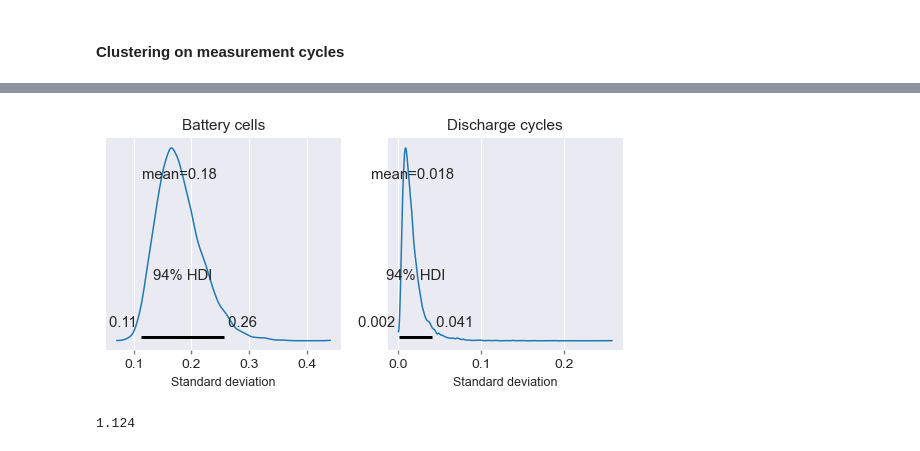
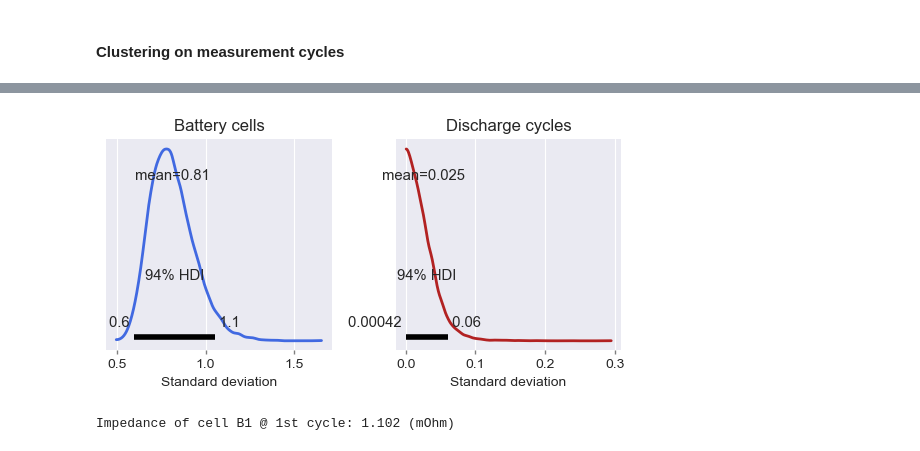
Before and after one commit to sarajcev/bayes_battery, a Jupyter notebook: bayes_analysis.ipynb, the cells around one changed output, grey strips where cells are left out. Saved outputs shown, nothing was run; the diff lists cells and outputs as text; code cells hidden in the pictures.

```diff
--- a/bayes_analysis.ipynb
+++ b/bayes_analysis.ipynb
@@ -439,7 +458,7 @@ fig, ax = plt.subplots(figsize=(6, 6))
 ax.set_title('Battery: '+bat_id)
 for i, name in enumerate(discharges):
     end = len(voltage[name])
-    colors = plt.cm.Blues_r(np.linspace(0, 0.8, len(discharges)))
+    colors = plt.cm.Blues_r(np.linspace(0, 0.6, len(discharges)))
     ax.plot(voltage[name], charge[name][:end], c=colors[i],
             ls='-', lw=1, marker='+', ms=4, label=name)
 ax.legend(loc='upper right')
@@ -608,8 +815,8 @@ with pm.Model(coords=coords_cells) as multicell3:
     # Data containers.
     zi = pm.Data('zi', np.log(measurements['Zi']), dims='samples')  # log scale
     # Priors.
-    mu = pm.StudentT('mu', nu=2, mu=0, sigma=10)
-    sigma = pm.HalfCauchy('sigma', beta=10)
+    mu = pm.Normal('mu', mu=0, sigma=10)
+    sigma = pm.HalfCauchy('sigma', beta=2)
     nu = pm.Exponential('nu', lam=0.5)
     # Likelihood.
     obs = pm.StudentT('likelihood', nu=nu, mu=mu, sigma=sigma,
@@ -750,14 +969,13 @@ with pm.Model(coords=coords_cycles) as multicycle2:
     idc = pm.Data('idc', measurements['Discharge'], dims='samples')
     # Hyperpriors.
     mu_c = pm.Normal('mu_c', mu=0, sigma=10)
-    sigma_c = pm.HalfCauchy('sigma_c', beta=10)
+    sigma_c = pm.HalfCauchy('sigma_c', beta=2)
     # Priors.
     mu = pm.Normal('mu', mu=mu_c, sigma=sigma_c, dims='cycles')
-    sigma = pm.HalfCauchy('sigma', beta=10)
-    nu = pm.Exponential('nu', lam=0.5)
+    sigma = pm.HalfCauchy('sigma', beta=2)
     # Likelihood.
-    obs = pm.StudentT('likelihood', nu=nu, mu=mu[idc], sigma=sigma,
-                      observed=zi, dims='samples')
+    obs = pm.Normal('likelihood', mu=mu[idc], sigma=sigma,
+                    observed=zi, dims='samples')
     # MCMC sampling.
     idata_cycle2 = pm.sample(4000, target_accept=0.99, max_treedepth=15,
                              idata_kwargs={'log_likelihood': True})
@@ -814,19 +1033,18 @@ with pm.Model(coords=coords) as multi:
     idc = pm.Data('idc', cell_names.codes, dims='samples')  # cells
     ids = pm.Data('ids', measurements['Discharge'], dims='samples')  # cycles
     # Hyperpriors.
-    sigma_c = pm.HalfCauchy('sigma_cells', beta=10)
-    sigma_s = pm.HalfCauchy('sigma_cycles', beta=10)
+    sigma_c = pm.HalfCauchy('sigma_cells', beta=2)
+    sigma_s = pm.HalfCauchy('sigma_cycles', beta=2)
     # Priors.
     mu_base = pm.Normal('mu_base', mu=0, sigma=10)
-    mu_cells = pm.StudentT('mu_cell', nu=2, mu=0, sigma=sigma_c, dims='cells')
-    mu_cycles = pm.StudentT('mu_cycle', nu=2, mu=0, sigma=sigma_s, dims='cycles')
-    sigma = pm.HalfCauchy('sigma', beta=10)
-    nu = pm.Exponential('nu', lam=0.5)
+    mu_cells = pm.Normal('mu_cell', mu=0, sigma=sigma_c, dims='cells')
+    mu_cycles = pm.Normal('mu_cycle', mu=0, sigma=sigma_s, dims='cycles')
+    sigma = pm.HalfCauchy('sigma', beta=2)
     # Link.
     mu = mu_base + mu_cells[idc] + mu_cycles[ids]
     # Likelihood.
-    obs = pm.StudentT('likelihood', nu=nu, mu=mu, sigma=sigma,
-                      observed=zi, dims='samples')
+    obs = pm.Normal('likelihood', mu=mu, sigma=sigma,
+                    observed=zi, dims='samples')
     # MCMC sampling.
     idata_multi = pm.sample(draws=4000, tune=2000,
                             target_accept=0.99, max_treedepth=15,
@@ -869,17 +1087,18 @@ az.plot_forest(idata_multi, var_names=['mu_cell', 'mu_cycle'],
 # %%
+# Variability of battery cells and discharge cycles.
 fig, ax = plt.subplots(1, 2, figsize=(5.5, 3))
 az.plot_posterior(idata_multi['posterior']['sigma_cells'],
-                  textsize=10, ax=ax[0])
-ax[0].set_title('Battery cells', fontsize=11)
-ax[0].set_xlabel('Standard deviation', fontsize=9)
+                  lw=2, c='royalblue', textsize=10, ax=ax[0])
+ax[0].set_title('Battery cells')
 az.plot_posterior(idata_multi['posterior']['sigma_cycles'],
-                  textsize=10, ax=ax[1])
-ax[1].set_title('Discharge cycles', fontsize=11)
-ax[1].set_xlabel('Standard deviation', fontsize=9)
+                  lw=2, c='firebrick', textsize=10, ax=ax[1])
+ax[1].set_title('Discharge cycles')
+ax[0].set_xlabel('Standard deviation')
+ax[1].set_xlabel('Standard deviation')
 fig.tight_layout()
 plt.show()
 # %% [output]
-[figure, old version]
+[figure, new version]
 # %%
 # Mean impedance for the battery cell B1 at first cycle.
 cell_id = 0   # B1
@@ -888,9 +1107,9 @@ mu_base = idata_multi['posterior']['mu_base'].mean(dim=('chain', 'draw'))
 mu_cell = idata_multi['posterior']['mu_cell'].mean(dim=('chain', 'draw'))[cell_id]
 mu_cycle = idata_multi['posterior']['mu_cycle'].mean(dim=('chain', 'draw'))[cycle_id]
 zi_mean = np.exp(mu_base.data + mu_cell.data + mu_cycle.data)  # original scale
-print(zi_mean.round(3))
+print(f'Impedance of cell B1 @ 1st cycle: {zi_mean:.3f} (mOhm)')
 # %% [output]
-1.124
+Impedance of cell B1 @ 1st cycle: 1.102 (mOhm)
 # %%
 # Bayesian model comparison.
 traces = {
```
Also changed, not shown: parts of 68 cells of this notebook, 1 other file.
